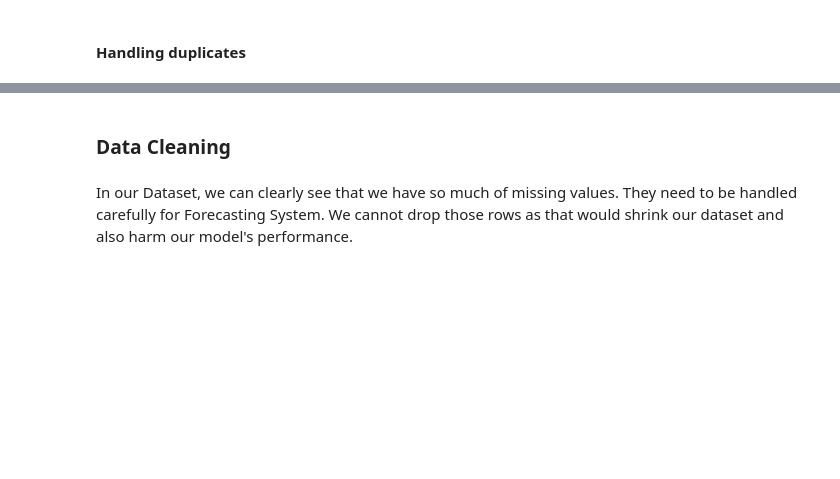
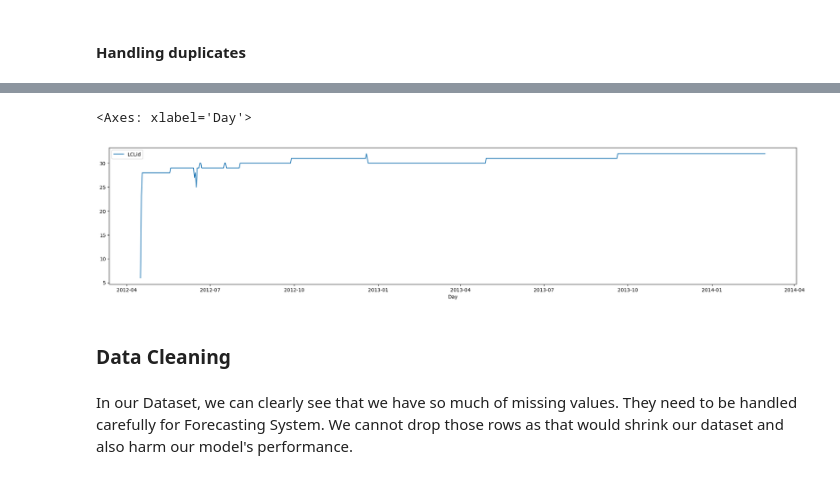
Before and after one commit to Himanshu-2678/Energy-Consumption-Forecasting, a Jupyter notebook: notebooks/1-data_clearning.ipynb, the cells around one changed output, grey strips where cells are left out. Cells and saved outputs as stored; diff of their text form; code cells hidden in the pictures; blank space fills up the shorter version.

```diff
--- a/notebooks/1-data_clearning.ipynb
+++ b/notebooks/1-data_clearning.ipynb
@@ -127,3 +98,5 @@ df = df.sort_values('Datetime')
 # %%
-print(df['PJM_Load'].describe())
-print(df['PJM_Load'].unique()[:20])
+## Creating a new column "Day" from the "datetime" column
+df['Day'] = pd.to_datetime(df['DateTime']).dt.date
+# Droping the 'DateTime' column
+df.drop('DateTime', axis=1, inplace=True)
@@ -141,0 +126,2 @@ Name: PJM_Load, dtype: float64
+# %%
+grouped_df = df.groupby(['Day', 'LCLid'])['KWH/hh (per half hour) '].sum().reset_index()
@@ -142,3 +141,12 @@ Name: PJM_Load, dtype: float64
+# %%
+grouped_df.rename(columns={'KWH/hh (per half hour) ': 'Total_Daily_Consumption'}, inplace=True)
+# %%
+housecount = grouped_df.groupby('Day')[['LCLid']].nunique()
+# %%
+housecount.plot(figsize=(25,5))
+# %% [output]
+<Axes: xlabel='Day'>
+[figure, added]
 # %% [markdown]
 ### Data Cleaning
 # %% [markdown]
```
Also changed, not shown: parts of 28 cells of this notebook, 20 other files.
